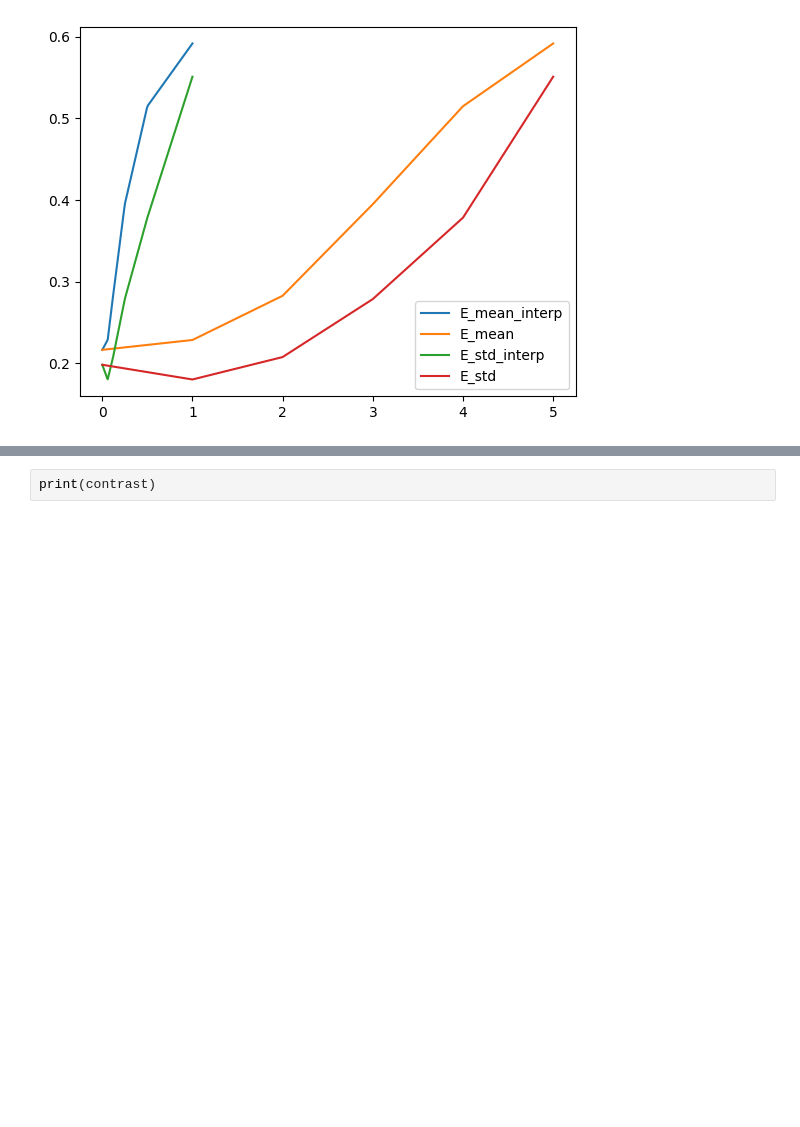
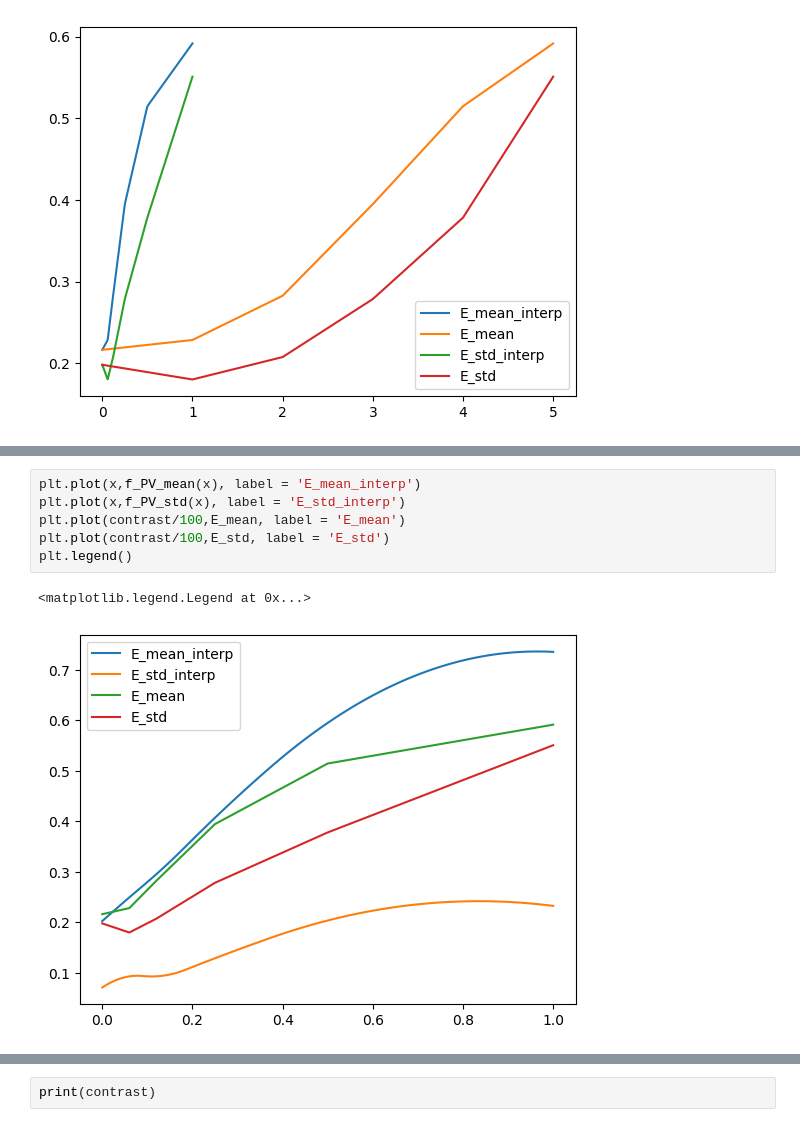
Before and after one commit to garza-roberto/inference_theory, a Jupyter notebook: src/Cecilia/train_data_CDC.ipynb, the cells around one changed output, grey strips where cells are left out. Drawn from its saved outputs; the diff is of its cells as text; blank space fills up the shorter version.

```diff
--- a/src/Cecilia/train_data_CDC.ipynb
+++ b/src/Cecilia/train_data_CDC.ipynb
@@ -283,0 +339,9 @@ plt.plot(contrast/100,E_std, label = 'E_std')
+# %%
+plt.plot(x,f_PV_mean(x), label = 'E_mean_interp')
+plt.plot(x,f_PV_std(x), label = 'E_std_interp')
+plt.plot(contrast/100,E_mean, label = 'E_mean')
+plt.plot(contrast/100,E_std, label = 'E_std')
+plt.legend()
+# %% [output]
+<matplotlib.legend.Legend at 0x...>
+[figure, added]
```
Also changed, not shown: parts of 18 cells of this notebook.
